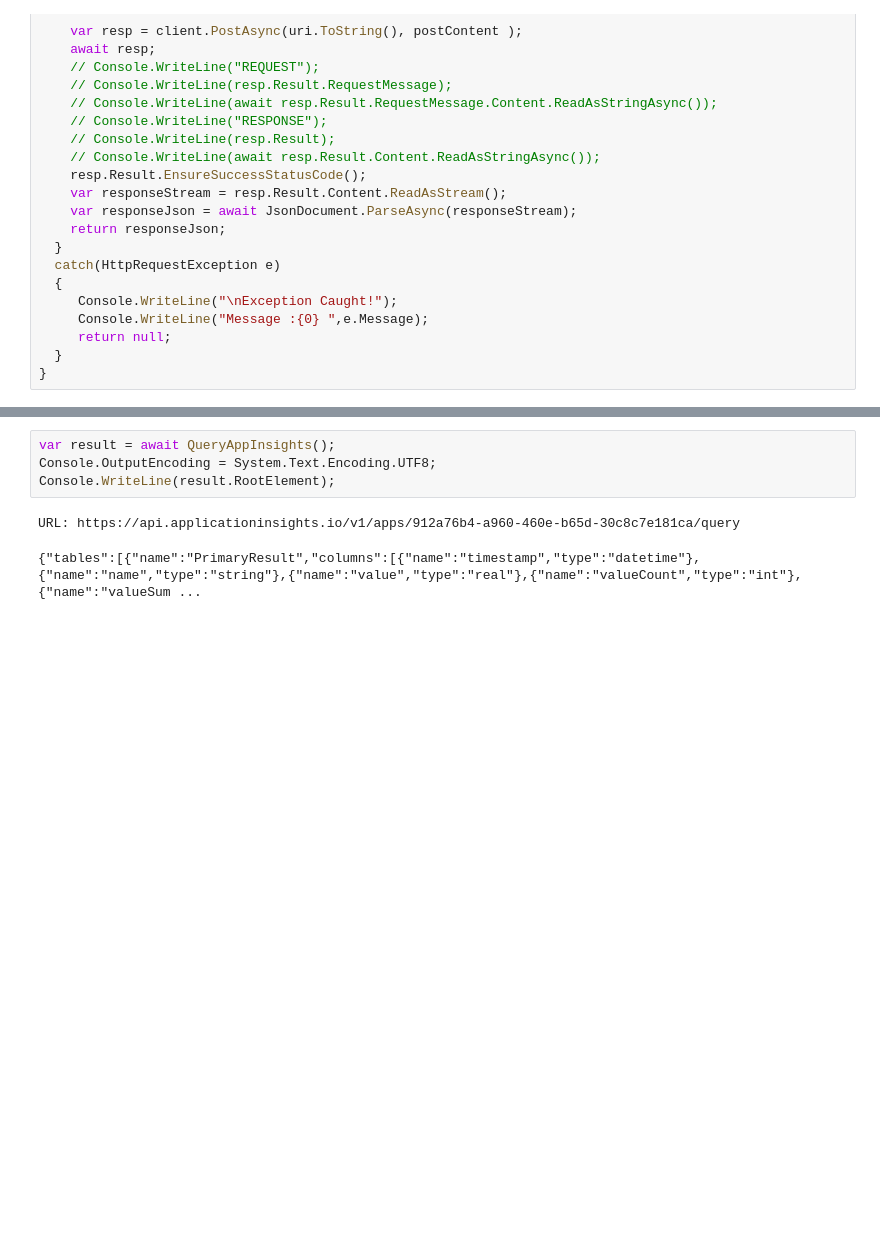
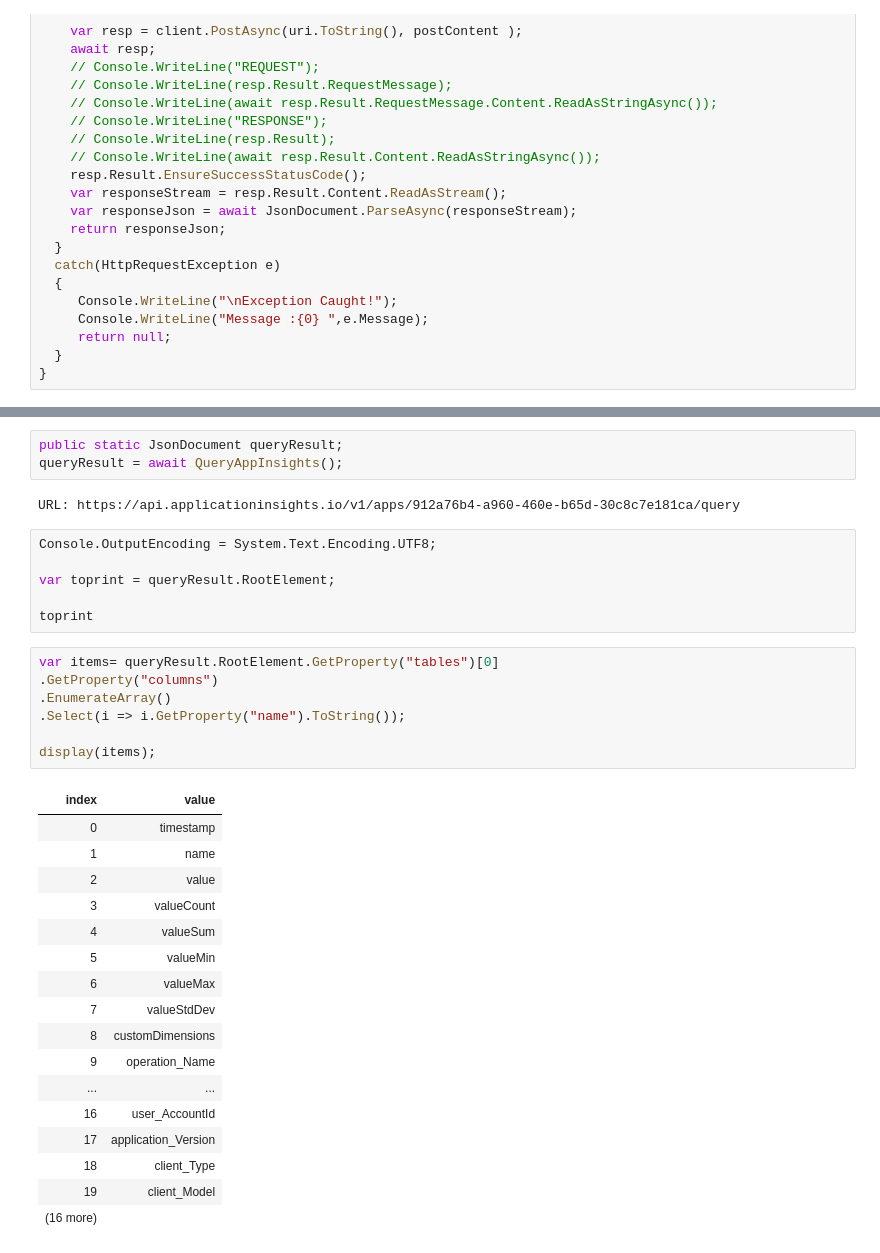
Before and after one commit to vaistauga/MrBabyData, a Jupyter notebook: Applications Insights/ExploringApplicationsInsightsApi.ipynb, the cells around one changed output, grey strips where cells are left out. Drawn from its saved outputs; the diff is of its cells as text; blank space fills up the shorter version.

```diff
--- a/Applications Insights/ExploringApplicationsInsightsApi.ipynb
+++ b/Applications Insights/ExploringApplicationsInsightsApi.ipynb
@@ -87,7 +82,36 @@ Console.OutputEncoding
+# %%
+public static JsonDocument queryResult;
+queryResult = await QueryAppInsights();
+# %% [output]
+URL: https://api.applicationinsights.io/v1/apps/912a76b4-a960-460e-b65d-30c8c7e181ca/query
 # %%
-var result = await QueryAppInsights();
 Console.OutputEncoding = System.Text.Encoding.UTF8;
-Console.WriteLine(result.RootElement);
+
+var toprint = queryResult.RootElement;
+
+toprint
-# %% [output]
-URL: https://api.applicationinsights.io/v1/apps/912a76b4-a960-460e-b65d-30c8c7e181ca/query
-{"tables":[{"name":"PrimaryResult","columns":[{"name":"timestamp","type":"datetime"},{"name":"name","type":"string"},{"name":"value","type":"real"},{"name":"valueCount","type":"int"},{"name":"valueSum ...
+# %%
+var items= queryResult.RootElement.GetProperty("tables")[0]
+.GetProperty("columns")
+.EnumerateArray()
+.Select(i => i.GetProperty("name").ToString());
+
+display(items);
+# %% [output]
+| index | value |
+| 0 | timestamp |
+| 1 | name |
+| 2 | value |
+| 3 | valueCount |
+| 4 | valueSum |
+| 5 | valueMin |
+| 6 | valueMax |
+| 7 | valueStdDev |
+| 8 | customDimensions |
+| 9 | operation_Name |
+| ... | ... |
+| 16 | user_AccountId |
+| 17 | application_Version |
+| 18 | client_Type |
+| 19 | client_Model |
+| (16 more) |  |
```
Also changed, not shown: parts of 1 cell of this notebook.
